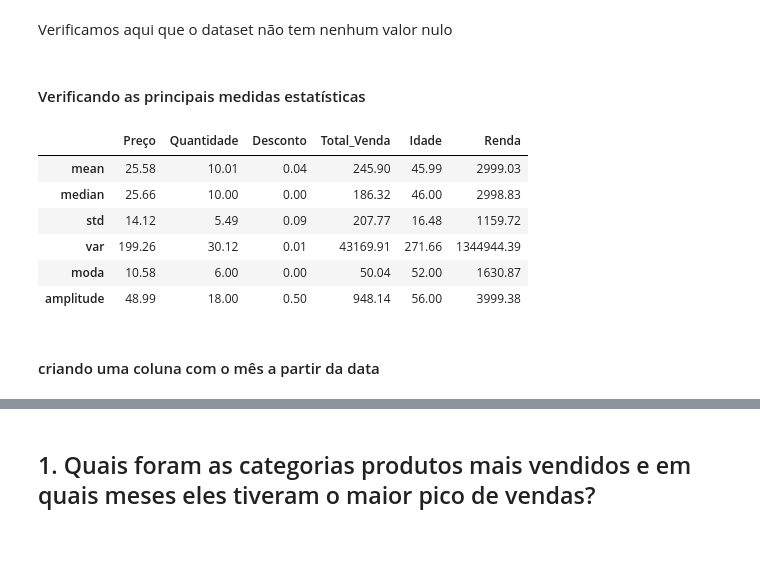
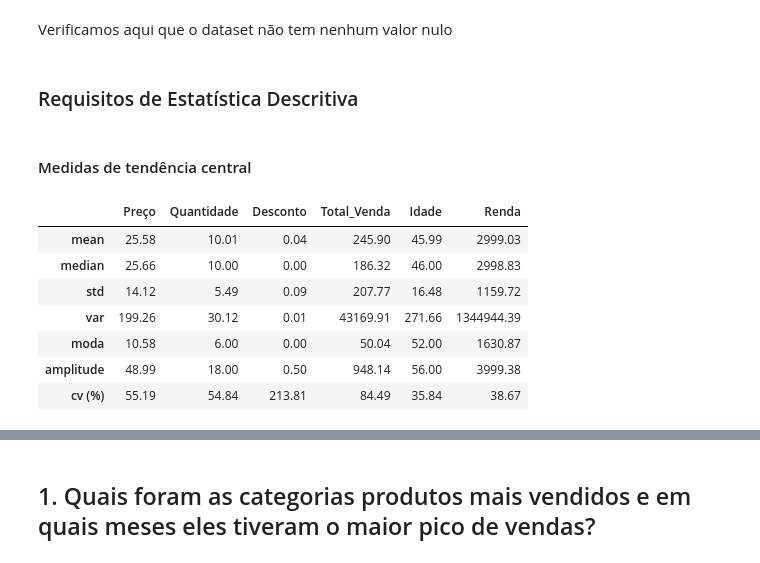
Before and after one commit to missmaryz/Projeto_Analise_Exploratoria_Caixaverso, a Jupyter notebook: Projeto_Mariana_Meneses.ipynb, the cells around one changed output, grey strips where cells are left out. Cells and saved outputs as stored; diff of their text form; code cells hidden in the pictures.

```diff
--- a/Projeto_Mariana_Meneses.ipynb
+++ b/Projeto_Mariana_Meneses.ipynb
@@ -47,33 +51,38 @@ dtypes: datetime64[us](1), float64(4), int64(2), str(2)
 memory usage: 1.4 MB
 # %% [markdown]
 Verificamos aqui que o dataset não tem nenhum valor nulo
+# %% [markdown]
+### Requisitos de Estatística Descritiva
 # %% [markdown]
-#### Verificando as principais medidas estatísticas
+#### Medidas de tendência central
 # %%
 colunas_numericas = ['Preço', 'Quantidade', 'Desconto', 'Total_Venda', 'Idade', 'Renda']
 # %%
 resumo = vendas[colunas_numericas].agg([
     'mean',
     'median',
     'std',
     'var'
 ])
 
 resumo.loc['moda'] = vendas[colunas_numericas].mode().iloc[0]
 
 resumo.loc['amplitude'] = (
     vendas[colunas_numericas].max()
     - vendas[colunas_numericas].min()
 )
 
+resumo.loc['cv (%)'] = (
+    resumo.loc['std'] / resumo.loc['mean']
+) * 100
+
 resumo
 # %% [output]
 |  | Preço | Quantidade | Desconto | Total_Venda | Idade | Renda |
 | mean | 25.58 | 10.01 | 0.04 | 245.90 | 45.99 | 2999.03 |
 | median | 25.66 | 10.00 | 0.00 | 186.32 | 46.00 | 2998.83 |
 | std | 14.12 | 5.49 | 0.09 | 207.77 | 16.48 | 1159.72 |
 | var | 199.26 | 30.12 | 0.01 | 43169.91 | 271.66 | 1344944.39 |
 | moda | 10.58 | 6.00 | 0.00 | 50.04 | 52.00 | 1630.87 |
 | amplitude | 48.99 | 18.00 | 0.50 | 948.14 | 56.00 | 3999.38 |
+| cv (%) | 55.19 | 54.84 | 213.81 | 84.49 | 35.84 | 38.67 |
-# %% [markdown]
-#### criando uma coluna com o mês a partir da data
```
Also changed, not shown: parts of 46 cells of this notebook.
